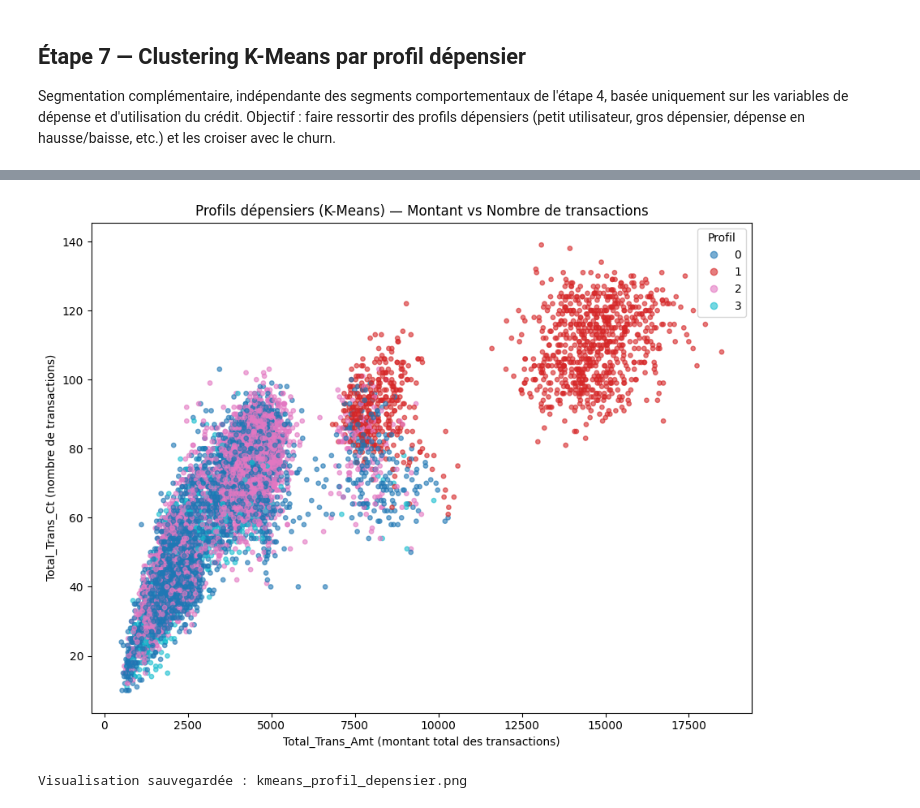
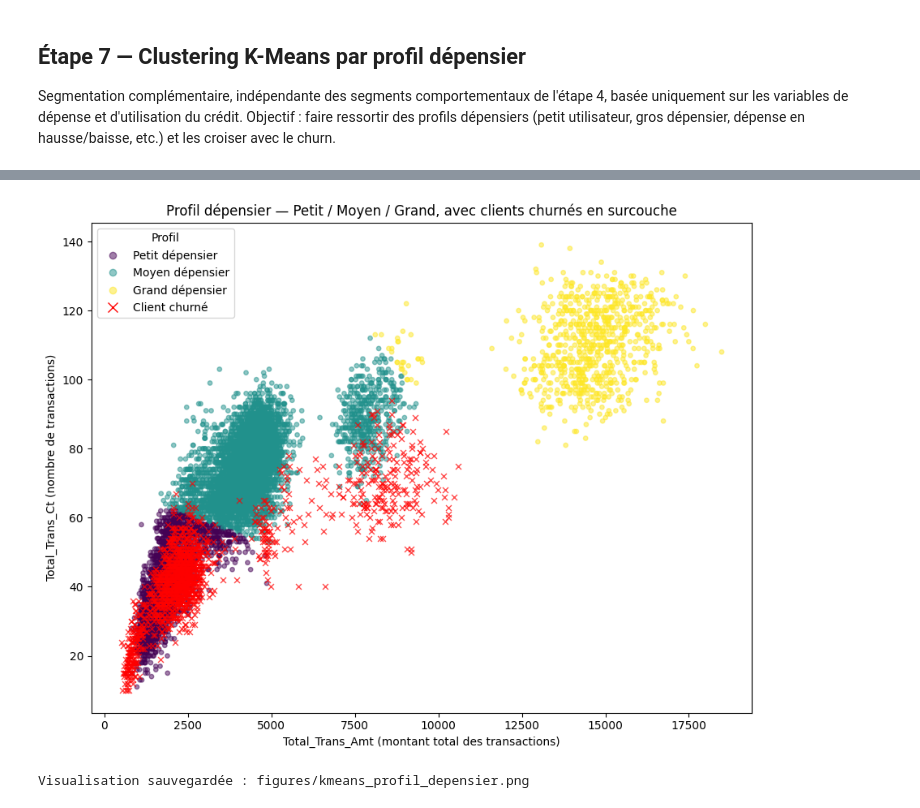
Before and after one commit to Karim-Chikhi/reporting, a Jupyter notebook: train.ipynb, the cells around one changed output, grey strips where cells are left out. Saved outputs shown, nothing was run; the diff lists cells and outputs as text; code cells hidden in the pictures.

Commit message:
add kmeans & update

```diff
--- a/train.ipynb
+++ b/train.ipynb
@@ -195,14 +202,17 @@ dendrogram(Z_ind, truncate_mode="lastp", p=30, show_leaf_counts=True)
 plt.title("Dendrogramme des individus (Ward sur composantes PCA, tronqué)")
 plt.ylabel("Distance")
 plt.tight_layout()
-plt.savefig("dendrogramme_individus.png", dpi=150)
+plt.savefig(f"{FIGURES_DIR}/dendrogramme_individus.png", dpi=150)
 plt.show()
-print("Dendrogramme des individus sauvegardé : dendrogramme_individus.png")
+print(f"Dendrogramme des individus sauvegardé : {FIGURES_DIR}/dendrogramme_individus.png")
 
-# Choix du nombre de clusters : plus grand saut de distance dans les dernières fusions
+# Choix du nombre de clusters : plus grand saut de distance dans les dernières fusions.
+# last_merges[i] est la distance de fusion qui laisse (len(last_merges) - i) clusters.
+# Le plus grand saut jumps[i] = last_merges[i+1] - last_merges[i] indique qu'il ne faut
+# PAS effectuer la fusion i+1 : on s'arrête donc à (len(last_merges) - argmax(jumps)) clusters.
 last_merges = Z_ind[-10:, 2]
 jumps = np.diff(last_merges)
-n_clusters = len(last_merges) - np.argmax(jumps) - 1
+n_clusters = len(last_merges) - np.argmax(jumps)
 n_clusters = max(2, min(6, n_clusters))
 print(f"\nPlus grand saut de distance détecté → k = {n_clusters} segments retenus")
 
@@ -218,9 +228,9 @@ plt.ylabel(f"PC2 ({explained[1] * 100:.1f}%)")
 plt.title("Projection des segments sur le plan factoriel (PC1, PC2)")
 plt.legend(*scatter.legend_elements(), title="Segment")
 plt.tight_layout()
-plt.savefig("plan_factoriel_segments.png", dpi=150)
+plt.savefig(f"{FIGURES_DIR}/plan_factoriel_segments.png", dpi=150)
 plt.show()
-print("Projection des segments sauvegardée : plan_factoriel_segments.png")
+print(f"Projection des segments sauvegardée : {FIGURES_DIR}/plan_factoriel_segments.png")
 # %% [output]
 ============================================================
 ÉTAPE 4 — CAH SUR LES INDIVIDUS (Ward, sur composantes PCA)
@@ -408,43 +419,59 @@ Meilleur k selon le score de silhouette : k = 4 (silhouette = 0.270)
 # %%
-kmeans_final = KMeans(n_clusters=k_spend, random_state=RANDOM_STATE, n_init=10)
-df_sample["Profil_Depensier"] = kmeans_final.fit_predict(X_spend)
-
-# Profil moyen des variables de dépense par cluster
-spend_profile_means = df_sample.groupby("Profil_Depensier")[spending_features].mean().round(1)
-print("\nProfil moyen (variables de dépense) par cluster K-Means :")
+# Profil moyen par profil dépensier
+profile_view_cols = ["Total_Trans_Amt", "Total_Trans_Ct", "Total_Revolving_Bal", "Avg_Utilization_Ratio"]
+spend_profile_means = df_sample.groupby("Profil_Depensier", observed=True)[profile_view_cols].mean().round(1)
+print("\nProfil moyen par profil dépensier :")
 print(spend_profile_means)
 
 # Taille et taux de churn par profil dépensier
-spend_size = df_sample.groupby("Profil_Depensier").size().rename("Nb_clients")
-spend_churn = (df_sample.groupby("Profil_Depensier")["Churn"].mean() * 100).round(1).rename("Taux_churn_%")
+spend_size = df_sample.groupby("Profil_Depensier", observed=True).size().rename("Nb_clients")
+spend_churn = (df_sample.groupby("Profil_Depensier", observed=True)["Churn"].mean() * 100).round(1).rename("Taux_churn_%")
 
 resultats_kmeans = pd.concat([spend_size, spend_churn, spend_profile_means], axis=1)
-resultats_kmeans = resultats_kmeans.sort_values("Taux_churn_%", ascending=False)
 
 print("\n" + "=" * 60)
-print("TABLE — PROFILS DÉPENSIERS (K-MEANS) x TAUX DE CHURN")
+print("TABLE — PROFIL DÉPENSIER (PETIT/MOYEN/GRAND) x TAUX DE CHURN")
 print("=" * 60)
 print(resultats_kmeans)
 
-resultats_kmeans.to_csv("kmeans_profil_depensier_resultats.csv")
-print("\nTable exportée : kmeans_profil_depensier_resultats.csv")
+resultats_kmeans.to_csv(f"{DATA_DIR}/kmeans_profil_depensier_resultats.csv")
+print(f"\nTable exportée : {DATA_DIR}/kmeans_profil_depensier_resultats.csv")
 
-# Visualisation : montant total des transactions vs nombre de transactions, coloré par profil
+# Visualisation : montant total des transactions vs nombre de transactions, coloré par profil,
+# avec surcouche des clients churnés (x rouge) pour voir où ils se concentrent réellement.
+non_churn = df_sample[df_sample["Churn"] == 0]
+churn = df_sample[df_sample["Churn"] == 1]
+
 plt.figure(figsize=(9, 7))
 scatter = plt.scatter(
-    df_sample["Total_Trans_Amt"],
-    df_sample["Total_Trans_Ct"],
-    c=df_sample["Profil_Depensier"],
-    cmap="tab10",
-    alpha=0.6,
+    non_churn["Total_Trans_Amt"],
+    non_churn["Total_Trans_Ct"],
+    c=non_churn["Profil_Depensier"].cat.codes,
+    cmap="viridis",
+    alpha=0.5,
     s=15,
+)
+plt.scatter(
+    churn["Total_Trans_Amt"],
+    churn["Total_Trans_Ct"],
+    c="red",
+    marker="x",
+    alpha=0.7,
+    s=25,
+    linewidths=1,
 )
 plt.xlabel("Total_Trans_Amt (montant total des transactions)")
 plt.ylabel("Total_Trans_Ct (nombre de transactions)")
-plt.title("Profils dépensiers (K-Means) — Montant vs Nombre de transactions")
-plt.legend(*scatter.legend_elements(), title="Profil")
+plt.title("Profil dépensier — Petit / Moyen / Grand, avec clients churnés en surcouche")
+handles, _ = scatter.legend_elements()
+churn_handle = plt.Line2D([0], [0], marker="x", color="red", linestyle="", markersize=8)
+plt.legend(
+    list(handles) + [churn_handle],
+    ["Petit dépensier", "Moyen dépensier", "Grand dépensier", "Client churné"],
+    title="Profil",
+)
 plt.tight_layout()
-plt.savefig("kmeans_profil_depensier.png", dpi=150)
+plt.savefig(f"{FIGURES_DIR}/kmeans_profil_depensier.png", dpi=150)
 plt.show()
-print("Visualisation sauvegardée : kmeans_profil_depensier.png")
+print(f"Visualisation sauvegardée : {FIGURES_DIR}/kmeans_profil_depensier.png")
 # %% [output]
@@ -468,2 +495,2 @@ Table exportée : kmeans_profil_depensier_resultats.csv
-[figure, old version]
+[figure, new version]
-Visualisation sauvegardée : kmeans_profil_depensier.png
+Visualisation sauvegardée : figures/kmeans_profil_depensier.png
```
Also changed, not shown: parts of 9 cells of this notebook, 18 other files.
